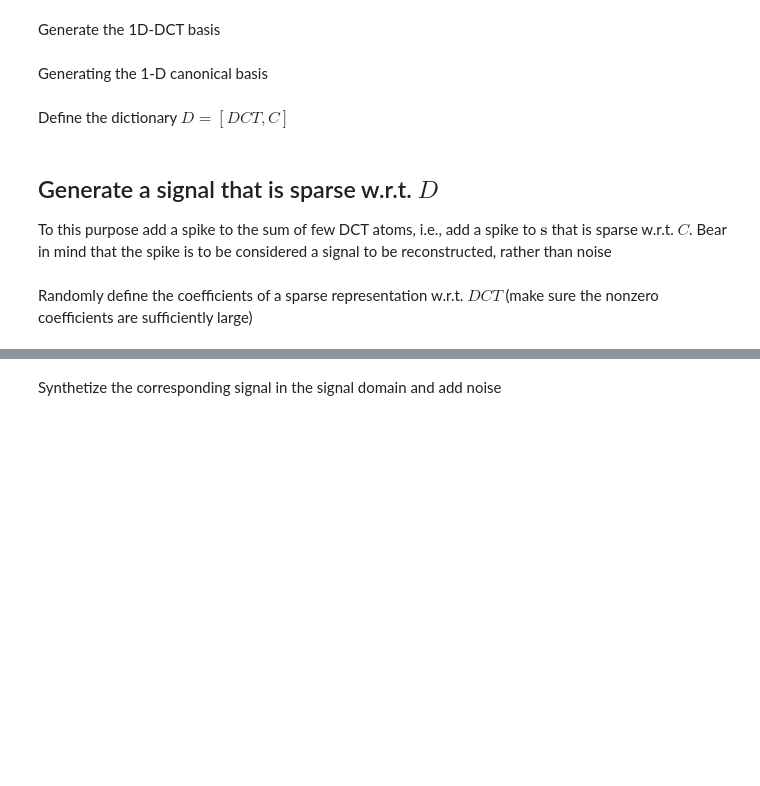
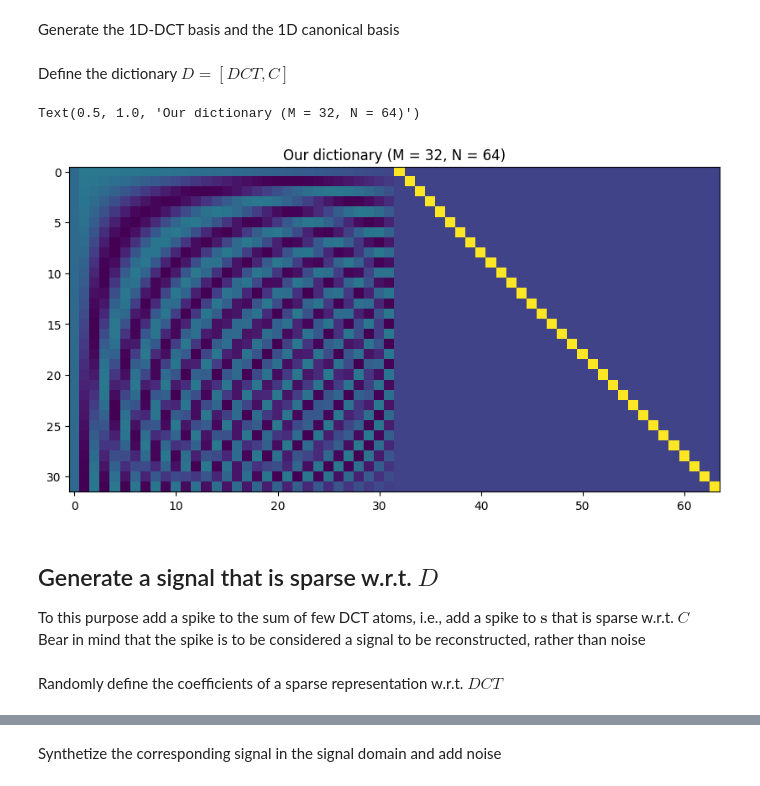
Before and after one commit to Thomas-Fabbris/MMIP-polimi, a Jupyter notebook: Assignments/lecture_7_matching_pursuit_variants.ipynb, the cells around one changed output, grey strips where cells are left out. Cells and saved outputs as stored; diff of their text form; code cells hidden in the pictures; blank space fills up the shorter version.

```diff
--- a/Assignments/lecture_7_matching_pursuit_variants.ipynb
+++ b/Assignments/lecture_7_matching_pursuit_variants.ipynb
@@ -16,7 +25,6 @@ DCT = np.zeros((M, M)) #matrix containing the DCT basis (a DCT function in each
 # %% [markdown]
-Generate the 1D-DCT basis
+Generate the 1D-DCT basis and the 1D canonical basis
 # %%
 for i in range(M):
-#    DCT[:, i] =
+    C[i, i] = 1.0
+    DCT[:, i] = fft.idct(C[:, i], norm='ortho')
-# %% [markdown]
-Generating the 1-D canonical basis
@@ -28,15 +33,19 @@ Define the dictionary $D = [DCT, C]$
 # %%
 D = np.hstack((DCT, C))
 
-plt.figure(figsize=(10,10))
+plt.figure(figsize=(10, 10))
 plt.imshow(D)
-plt.title(f'Our dictionary M = {M}, N = {N}')
+plt.title(f'Our dictionary (M = {M}, N = {N})')
+# %% [output]
+Text(0.5, 1.0, 'Our dictionary (M = 32, N = 64)')
+[figure, added]
 # %% [markdown]
 Generate a signal that is sparse w.r.t. $D$
 -----------------------------------------
-To this purpose add a spike to the sum of few DCT atoms, i.e., add a spike to $\mathbf{s}$ that is sparse w.r.t. $C$. Bear in mind that the spike is to be considered a signal to be reconstructed, rather than noise
+To this purpose add a spike to the sum of few DCT atoms, i.e., add a spike to $\mathbf{s}$ that is sparse w.r.t. $C$
+Bear in mind that the spike is to be considered a signal to be reconstructed, rather than noise
 # %%
 L = 4
 sigma_noise = 0.2
 # %% [markdown]
-Randomly define the coefficients of a sparse representation w.r.t. $DCT$ (make sure the nonzero coefficients are sufficiently large)
+Randomly define the coefficients of a sparse representation w.r.t. $DCT$
```
Also changed, not shown: parts of 54 cells of this notebook, 1 other file.
